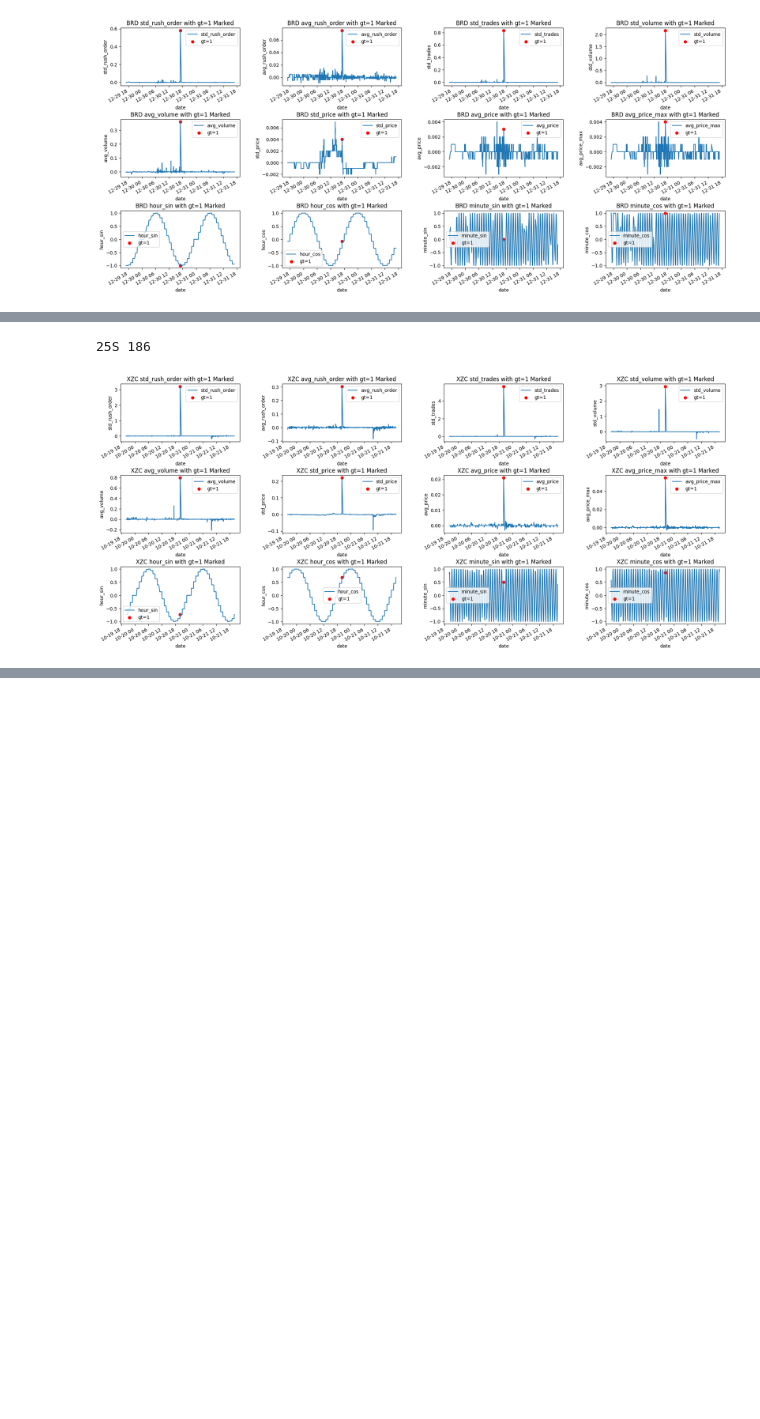
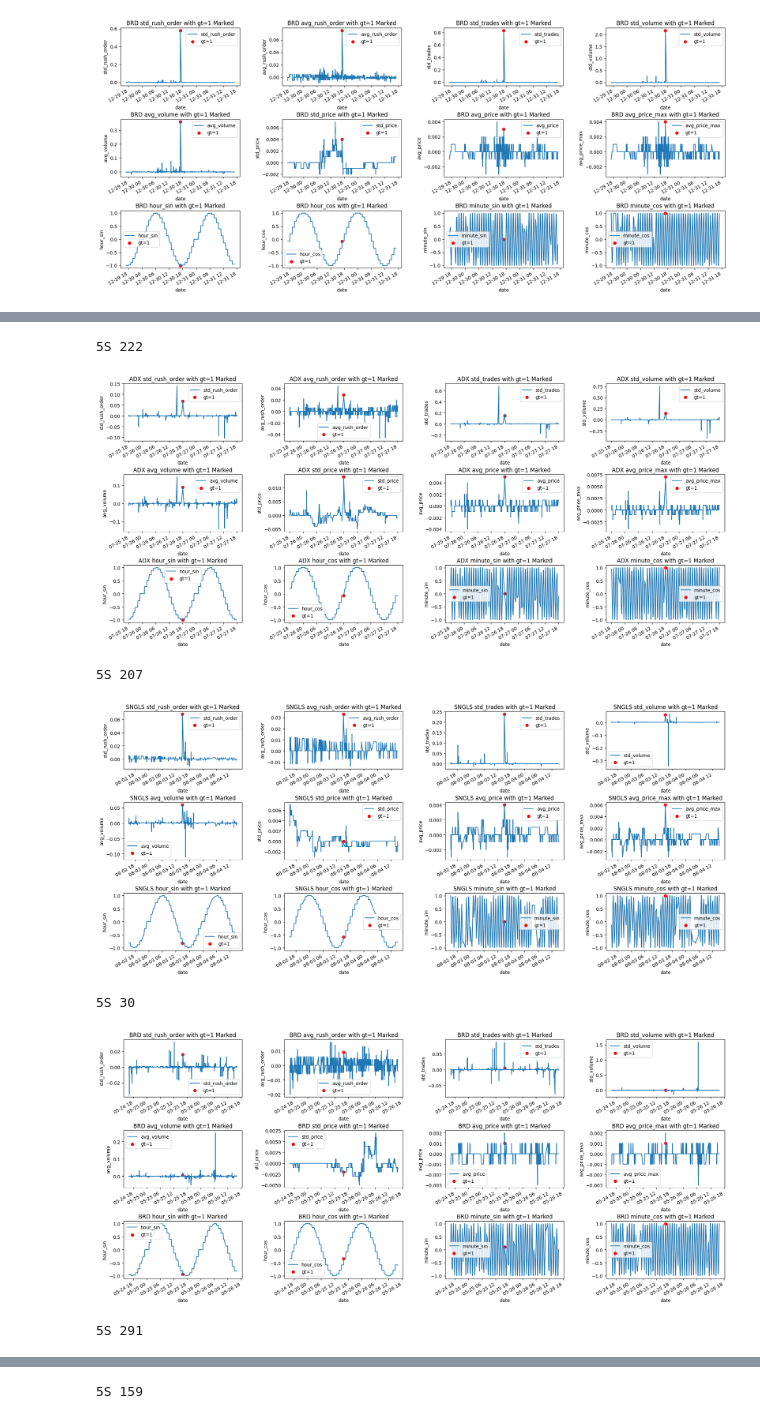
Before and after one commit to YuchaoZhang1229/Anomaly-Detection, a Jupyter notebook: Data Analysis.ipynb, the cells around one changed output, grey strips where cells are left out. Cells and saved outputs as stored; diff of their text form; code cells hidden in the pictures; blank space fills up the shorter version.

```diff
--- a/Data Analysis.ipynb
+++ b/Data Analysis.ipynb
@@ -134,2 +123,0 @@ deleted:  32
-# %%
-df = del_no_pump_index('25S')
@@ -245,17 +382,0 @@ deleted:  23
-# %%
-
-df_0 = df[df['pump_index']==0]
-
-df_0 = df_0.set_index('date')
-df_0 = df_0.sort_index()
-# gt=1的数据按照时间后面的数据都不要了
-gt_index = df_0[df_0['gt']==1].index
-# gt_index后一天的数据
-# gt_index = gt_index + pd.Timedelta(days=1)
-
-# gt_index后1小时的数据
-gt_index = gt_index + pd.Timedelta(hours=1)
-
-df_0 = df_0.loc[:gt_index[0]]
-
-df_0['std_rush_order'].plot()
@@ -265,4 +382,0 @@ df_0['std_rush_order'].plot()
-# %%
-# 在gt_index的基础上再往后的数据都不要了
-df_0 = df_0.loc[:gt_index[0]]
-df_0['std_rush_order'].plot()
@@ -367,13 +478,18 @@ draw_data_distribution('25S', 0)
 # %%
 # (0,300)随机数
 
 # 生成10000个范围在(0, 300)之间的随机整数
-random_data = np.random.uniform(low=0, high=300, size=1)
+random_data = np.random.uniform(low=0, high=300, size=5)
 random_data = random_data.astype(int)
 
 for i in random_data:
-    print('25S', i)
-    plot_gt('25S', i)
+    print('5S', i)
+    plot_gt('5S', i)
 # %% [output]
-25S 186
+5S 222
-[figure, old version]
+[figure, new version]
+5S 207
+[figure, added]
+5S 30
+[figure, added]
+5S 291
@@ -379,0 +497 @@ for i in random_data:
+5S 159
```
Also changed, not shown: parts of 22 cells of this notebook, 17 other files.
